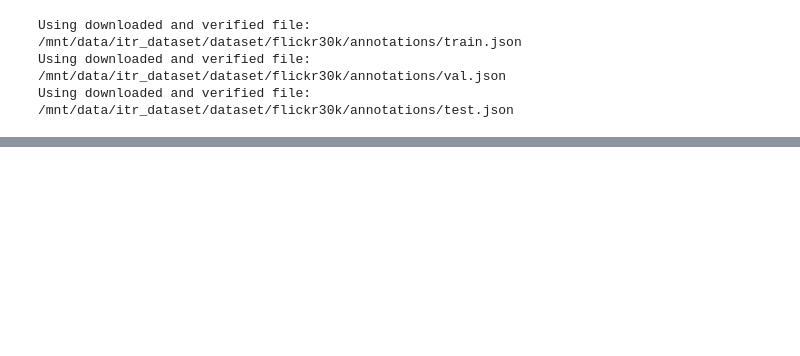
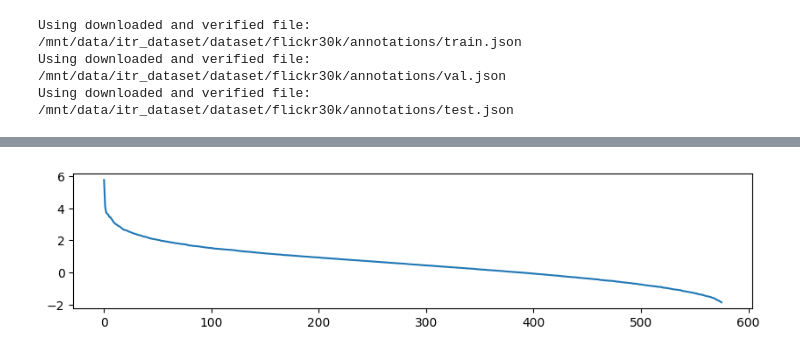
Before and after one commit to hchautran/HypCLIP, a Jupyter notebook: lab.ipynb, the cells around one changed output, grey strips where cells are left out. Cells and saved outputs as stored; diff of their text form; code cells hidden in the pictures; blank space fills up the shorter version.

```diff
--- a/lab.ipynb
+++ b/lab.ipynb
@@ -118,0 +144,6 @@ with torch.no_grad():
+# %%
+a_big = hidden_states[0]
+u, s, v = torch.svd(a_big.to(torch.float32))
+k = 569
+print(u.shape, s.shape, v.shape)
+a_new = torch.matmul(torch.matmul(u[:, :k, :k], torch.diag_embed(s[:,:k])), v.mT[:,:k, :])
@@ -118,0 +174,7 @@ with torch.no_grad():
+# %%
+
+plt.figure(figsize=(10, 2))
+plt.plot(np.log(s[0].cpu().detach().numpy()))
+plt.show()
+# %% [output]
+[figure, added]
```
Also changed, not shown: parts of 14 cells of this notebook, 9 other files.
